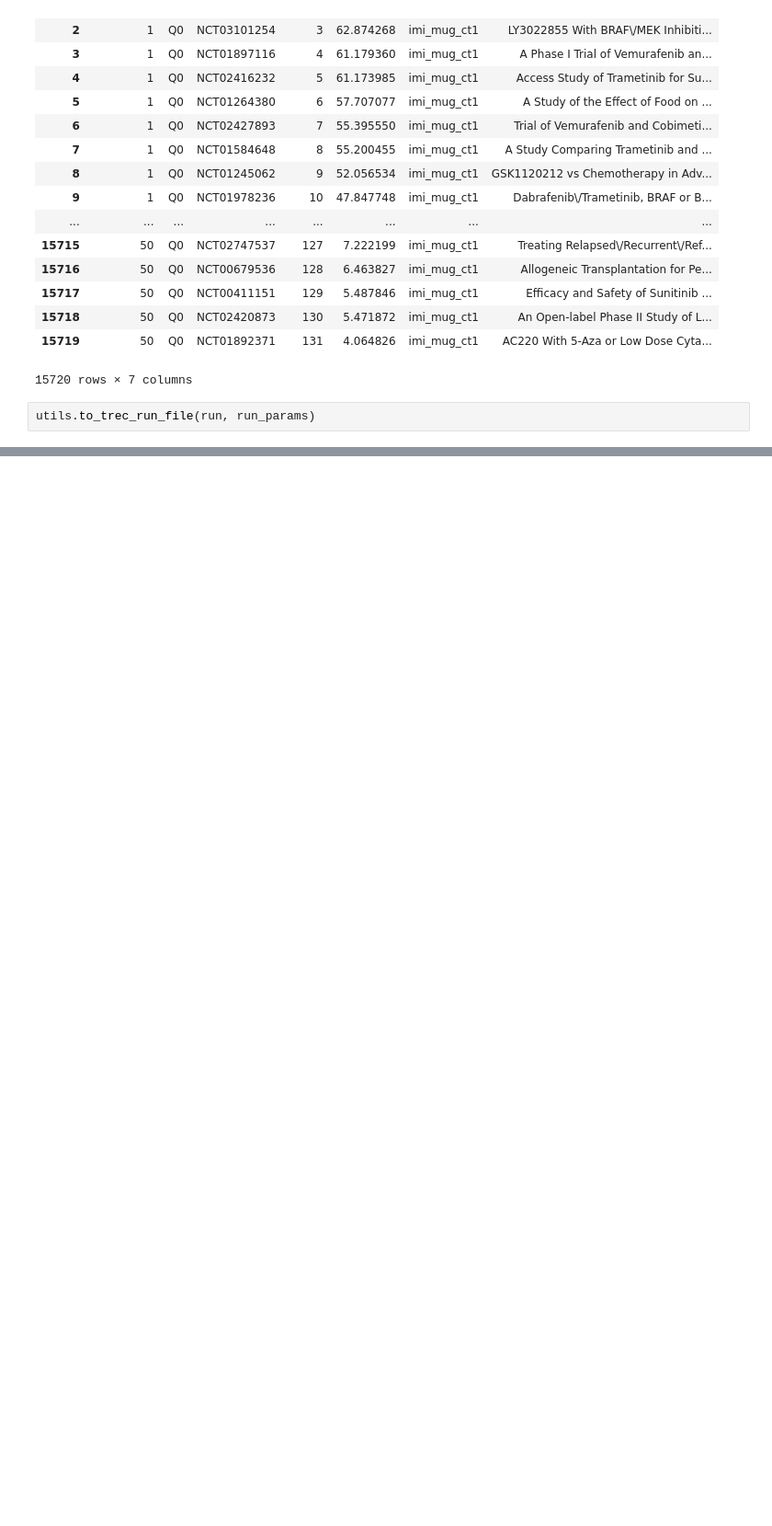
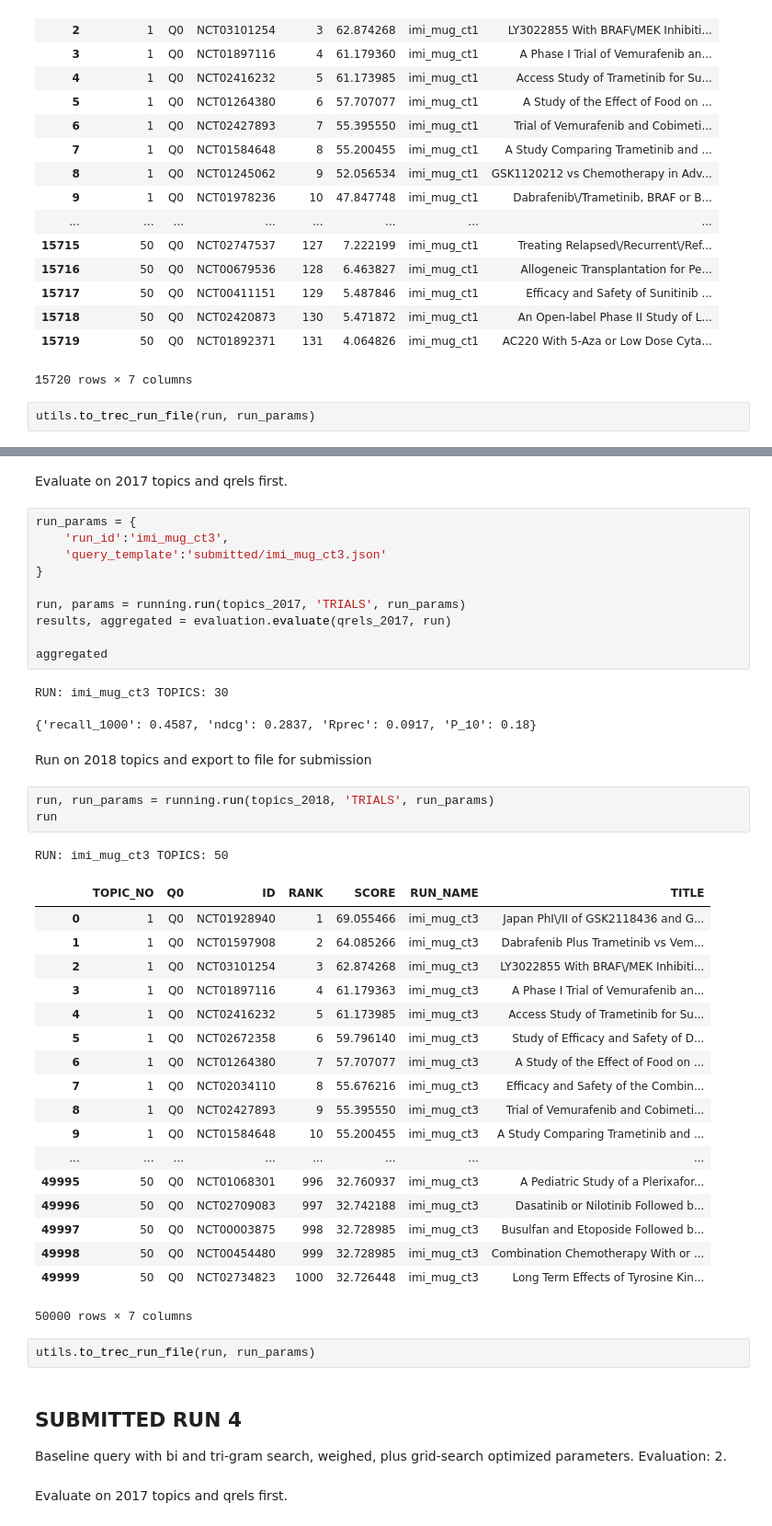
Before and after one commit to plopezgarcia/trec-2018-precision-medicine, a Jupyter notebook: python/trials/trials_submission.ipynb, the cells around one changed output, grey strips where cells are left out. Shown: that part at 92% size. Drawn from its saved outputs; the diff is of its cells as text; blank space fills up the shorter version.

```diff
--- a/python/trials/trials_submission.ipynb
+++ b/python/trials/trials_submission.ipynb
@@ -104,0 +155,48 @@ utils.to_trec_run_file(run, run_params)
+# %% [markdown]
+Evaluate on 2017 topics and qrels first.
+# %%
+run_params = {
+    'run_id':'imi_mug_ct3',
+    'query_template':'submitted/imi_mug_ct3.json'
+}
+
+run, params = running.run(topics_2017, 'TRIALS', run_params)
+results, aggregated = evaluation.evaluate(qrels_2017, run)
+
+aggregated
+# %% [output]
+RUN: imi_mug_ct3 TOPICS: 30
+{'recall_1000': 0.4587, 'ndcg': 0.2837, 'Rprec': 0.0917, 'P_10': 0.18}
+# %% [markdown]
+Run on 2018 topics and export to file for submission
+# %%
+run, run_params = running.run(topics_2018, 'TRIALS', run_params)
+run
+# %% [output]
+RUN: imi_mug_ct3 TOPICS: 50
+|  | TOPIC_NO | Q0 | ID | RANK | SCORE | RUN_NAME | TITLE |
+| 0 | 1 | Q0 | NCT01928940 | 1 | 69.055466 | imi_mug_ct3 | Japan PhI\/II of GSK2118436 and G... |
+| 1 | 1 | Q0 | NCT01597908 | 2 | 64.085266 | imi_mug_ct3 | Dabrafenib Plus Trametinib vs Vem... |
+| 2 | 1 | Q0 | NCT03101254 | 3 | 62.874268 | imi_mug_ct3 | LY3022855 With BRAF\/MEK Inhibiti... |
+| 3 | 1 | Q0 | NCT01897116 | 4 | 61.179363 | imi_mug_ct3 | A Phase I Trial of Vemurafenib an... |
+| 4 | 1 | Q0 | NCT02416232 | 5 | 61.173985 | imi_mug_ct3 | Access Study of Trametinib for Su... |
+| 5 | 1 | Q0 | NCT02672358 | 6 | 59.796140 | imi_mug_ct3 | Study of Efficacy and Safety of D... |
+| 6 | 1 | Q0 | NCT01264380 | 7 | 57.707077 | imi_mug_ct3 | A Study of the Effect of Food on ... |
+| 7 | 1 | Q0 | NCT02034110 | 8 | 55.676216 | imi_mug_ct3 | Efficacy and Safety of the Combin... |
+| 8 | 1 | Q0 | NCT02427893 | 9 | 55.395550 | imi_mug_ct3 | Trial of Vemurafenib and Cobimeti... |
+| 9 | 1 | Q0 | NCT01584648 | 10 | 55.200455 | imi_mug_ct3 | A Study Comparing Trametinib and ... |
+| ... | ... | ... | ... | ... | ... | ... | ... |
+| 49995 | 50 | Q0 | NCT01068301 | 996 | 32.760937 | imi_mug_ct3 | A Pediatric Study of a Plerixafor... |
+| 49996 | 50 | Q0 | NCT02709083 | 997 | 32.742188 | imi_mug_ct3 | Dasatinib or Nilotinib Followed b... |
+| 49997 | 50 | Q0 | NCT00003875 | 998 | 32.728985 | imi_mug_ct3 | Busulfan and Etoposide Followed b... |
+| 49998 | 50 | Q0 | NCT00454480 | 999 | 32.728985 | imi_mug_ct3 | Combination Chemotherapy With or ... |
+| 49999 | 50 | Q0 | NCT02734823 | 1000 | 32.726448 | imi_mug_ct3 | Long Term Effects of Tyrosine Kin... |
+50000 rows × 7 columns
+# %%
+utils.to_trec_run_file(run, run_params)
+# %% [markdown]
+## SUBMITTED RUN 4
+
+Baseline query with bi and tri-gram search, weighed, plus grid-search optimized parameters. Evaluation: 2.
+# %% [markdown]
+Evaluate on 2017 topics and qrels first.
```
Also changed, not shown: parts of 18 cells of this notebook, 10 other files.
